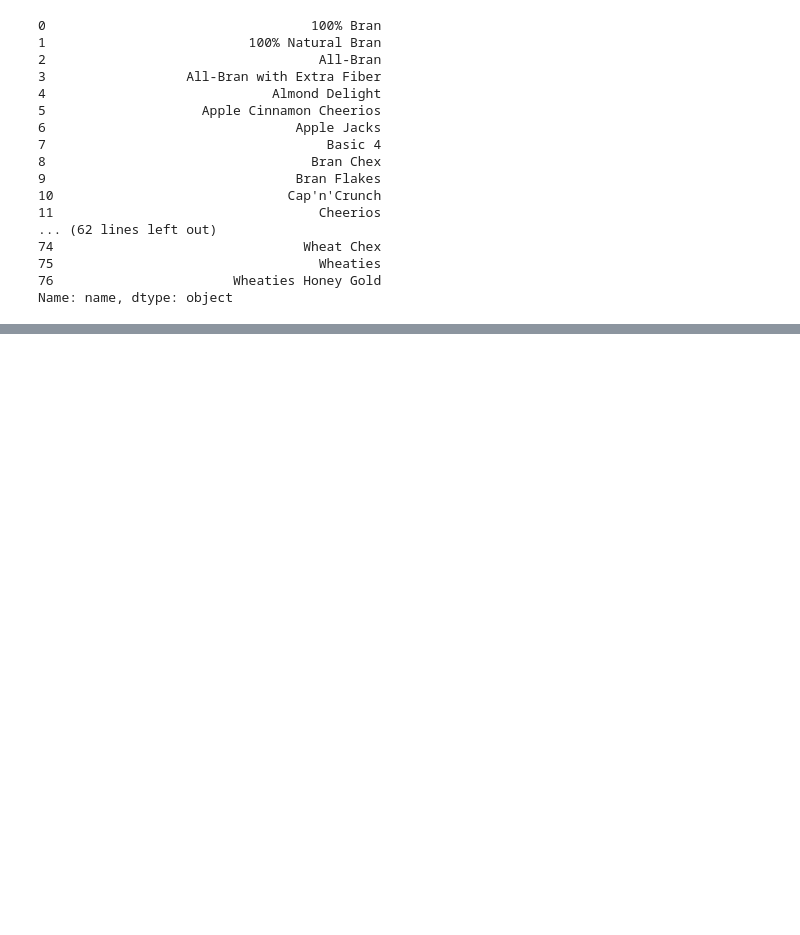
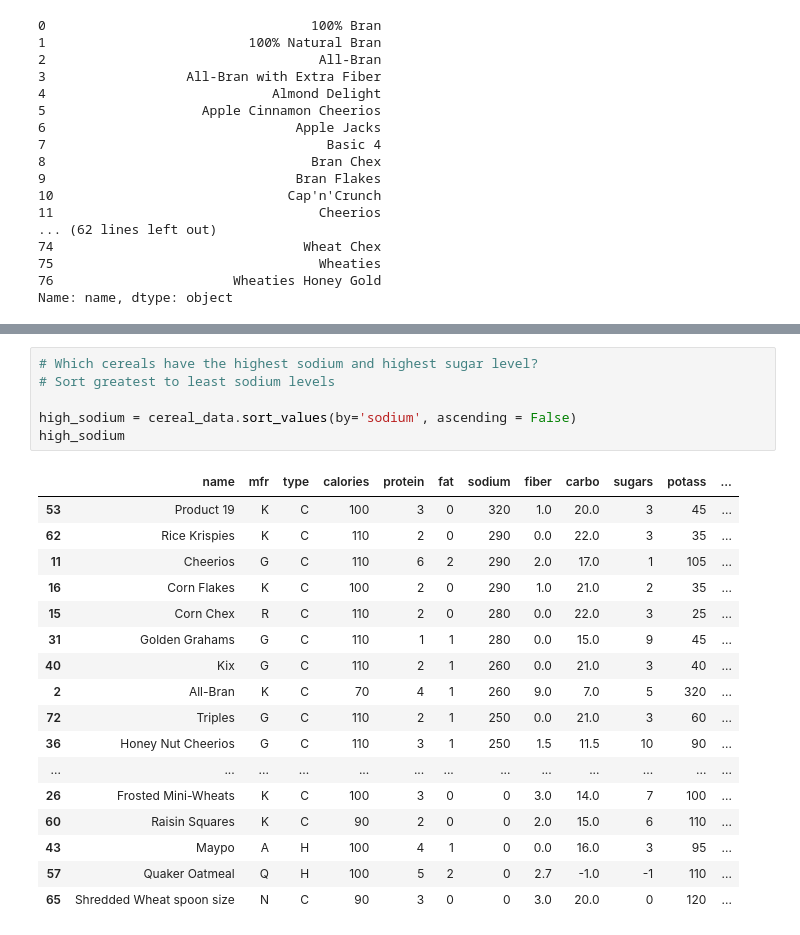
Before and after one commit to beverlydong/Getting_Started_With_Python, a Jupyter notebook: Finding-an-Interesting-Dataset-BeverlyD/main.ipynb, the cells around one changed output, grey strips where cells are left out. Drawn from its saved outputs; the diff is of its cells as text; blank space fills up the shorter version.

```diff
--- a/Finding-an-Interesting-Dataset-BeverlyD/main.ipynb
+++ b/Finding-an-Interesting-Dataset-BeverlyD/main.ipynb
@@ -125,0 +136,24 @@ Name: name, dtype: object
+# %%
+# Which cereals have the highest sodium and highest sugar level?
+# Sort greatest to least sodium levels
+
+high_sodium = cereal_data.sort_values(by='sodium', ascending = False)
+high_sodium
+# %% [output]
+|  | name | mfr | type | calories | protein | fat | sodium | fiber | carbo | sugars | potass | ... |
+| 53 | Product 19 | K | C | 100 | 3 | 0 | 320 | 1.0 | 20.0 | 3 | 45 | ... |
+| 62 | Rice Krispies | K | C | 110 | 2 | 0 | 290 | 0.0 | 22.0 | 3 | 35 | ... |
+| 11 | Cheerios | G | C | 110 | 6 | 2 | 290 | 2.0 | 17.0 | 1 | 105 | ... |
+| 16 | Corn Flakes | K | C | 100 | 2 | 0 | 290 | 1.0 | 21.0 | 2 | 35 | ... |
+| 15 | Corn Chex | R | C | 110 | 2 | 0 | 280 | 0.0 | 22.0 | 3 | 25 | ... |
+| 31 | Golden Grahams | G | C | 110 | 1 | 1 | 280 | 0.0 | 15.0 | 9 | 45 | ... |
+| 40 | Kix | G | C | 110 | 2 | 1 | 260 | 0.0 | 21.0 | 3 | 40 | ... |
+| 2 | All-Bran | K | C | 70 | 4 | 1 | 260 | 9.0 | 7.0 | 5 | 320 | ... |
+| 72 | Triples | G | C | 110 | 2 | 1 | 250 | 0.0 | 21.0 | 3 | 60 | ... |
+| 36 | Honey Nut Cheerios | G | C | 110 | 3 | 1 | 250 | 1.5 | 11.5 | 10 | 90 | ... |
+| ... | ... | ... | ... | ... | ... | ... | ... | ... | ... | ... | ... | ... |
+| 26 | Frosted Mini-Wheats | K | C | 100 | 3 | 0 | 0 | 3.0 | 14.0 | 7 | 100 | ... |
+| 60 | Raisin Squares | K | C | 90 | 2 | 0 | 0 | 2.0 | 15.0 | 6 | 110 | ... |
+| 43 | Maypo | A | H | 100 | 4 | 1 | 0 | 0.0 | 16.0 | 3 | 95 | ... |
+| 57 | Quaker Oatmeal | Q | H | 100 | 5 | 2 | 0 | 2.7 | -1.0 | -1 | 110 | ... |
+| 65 | Shredded Wheat spoon size | N | C | 90 | 3 | 0 | 0 | 3.0 | 20.0 | 0 | 120 | ... |
```
Also changed, not shown: parts of 10 cells of this notebook.
